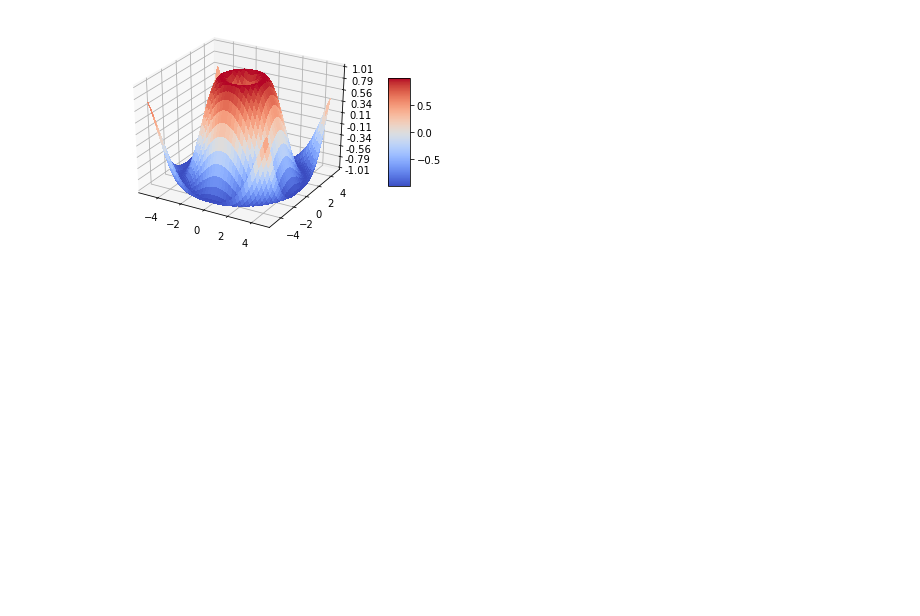
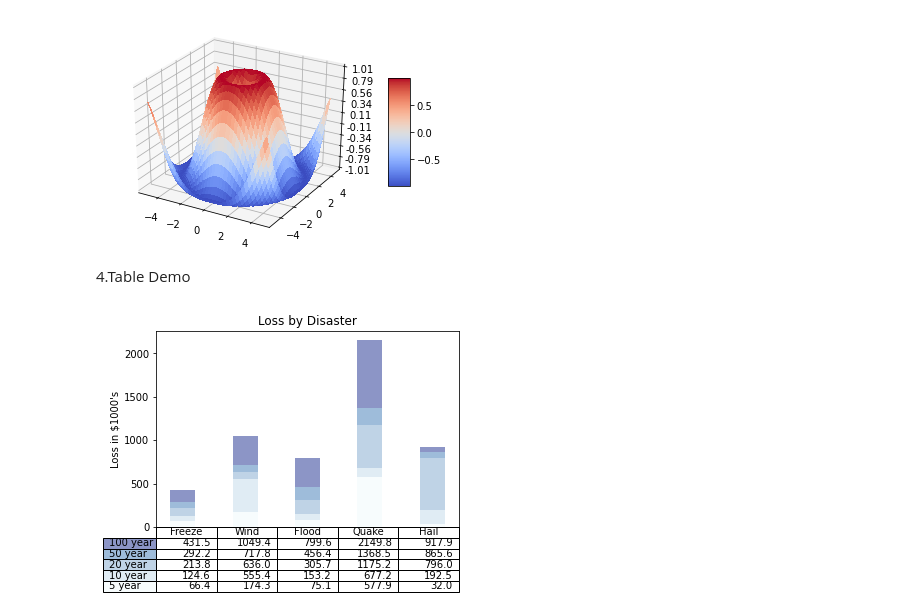
Before and after one commit to q0015300153/school, a Jupyter notebook: 20200314_homework.ipynb, the cells around one changed output. Cells and saved outputs as stored; diff of their text form; code cells hidden in the pictures; blank space fills up the shorter version.

```diff
--- a/20200314_homework.ipynb
+++ b/20200314_homework.ipynb
@@ -134,3 +134,72 @@ fig.colorbar(surf, shrink=0.5, aspect=5) # 指定對應的圖表，尺寸比例
 plt.show()
 # %% [output]
 [figure]
+# %% [markdown]
+4.Table Demo
+# %%
+# 載入元件
+import numpy as np # 矩陣計算
+import matplotlib.pyplot as plt # 圖表
+
+# 建立資料
+data = [[ 66386, 174296,  75131, 577908,  32015],
+        [ 58230, 381139,  78045,  99308, 160454],
+        [ 89135,  80552, 152558, 497981, 603535],
+        [ 78415,  81858, 150656, 193263,  69638],
+        [139361, 331509, 343164, 781380,  52269]]
+
+# 建立標籤
+columns = ('Freeze', 'Wind', 'Flood', 'Quake', 'Hail')  # 資料表格欄標籤
+rows    = ['%d year' % x for x in (100, 50, 20, 10, 5)] # 資料表格列標籤
+
+# 為顏色建立一些漸層陰影
+n_rows = len(data)                                # 取得資料筆數
+colors = plt.cm.BuPu(np.linspace(0, 0.5, n_rows)) # 依照資料筆數建立顏色映射
+
+# 計算堆疊直條圖的偏移
+y_offset  = np.zeros(len(columns))        # 計算 y 偏移初始值
+index     = np.arange(len(columns)) + 0.3 # 計算 x 偏移初始值
+bar_width = 0.4                           # 直條圖寬度
+
+# 繪製欄資料並為表格建立標籤
+cell_text = []                 # 紀錄資料文字
+for row in range(n_rows):      # 循環資料
+    plt.bar(index,             # 加入直條圖，x 偏移值
+            data[row],         # 資料
+            bar_width,         # 寬度
+            bottom=y_offset,   # y 偏移值
+            color=colors[row]) # 顏色
+
+    y_offset = y_offset + data[row]                              # 更新 y 偏移值
+    cell_text.append(['%1.1f' % (x / 1000.0) for x in y_offset]) # 加入資料文字
+
+# 反轉顏色和標籤以在上方顯示最後一個資料值
+colors = colors[::-1] # 反轉顏色
+cell_text.reverse()   # 反轉資料文字
+
+# 加入表格在圖表下方
+the_table = plt.table(cellText=cell_text, # 資料文字
+                      rowLabels=rows,     # 列標籤
+                      rowColours=colors,  # 列顏色
+                      colLabels=columns,  # 欄標籤
+                      loc='bottom')       # 表格位置
+
+# 調整佈局以為表騰出空間
+plt.subplots_adjust(left=0.2, bottom=0.2) # 左側 0.2、下方 0.2
+
+# 設定 y 軸標籤
+plt.ylabel("Loss in ${0}'s".format(value_increment)) # 設定標籤文字
+values          = np.arange(0, 2500, 500)
+value_increment = 1000
+plt.yticks(values * value_increment, ['%d' % val for val in values]) # 設定標籤值
+
+# 設定 x 軸標籤
+plt.xticks([]) # 設定為空
+
+# 設定圖表表頭
+plt.title('Loss by Disaster')
+
+# 顯示圖表
+plt.show()
+# %% [output]
+[figure, added]
```
